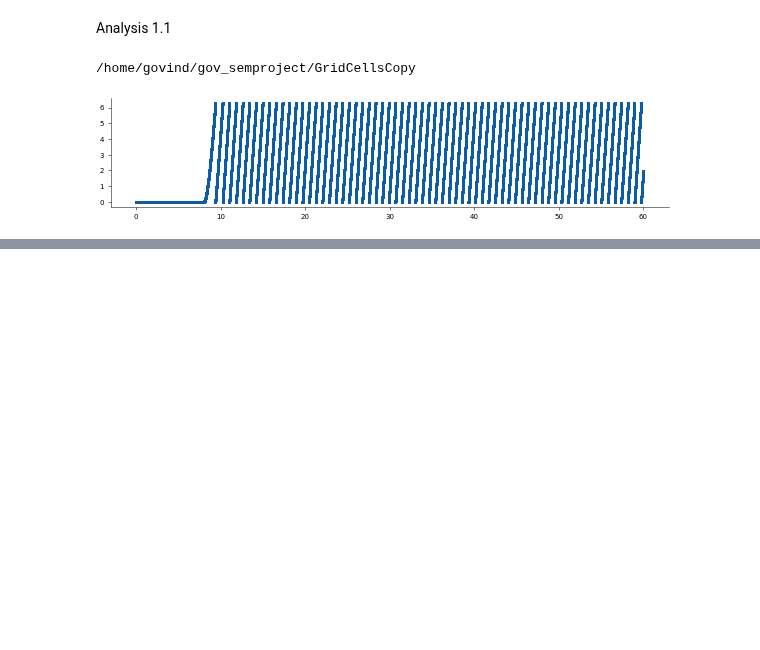
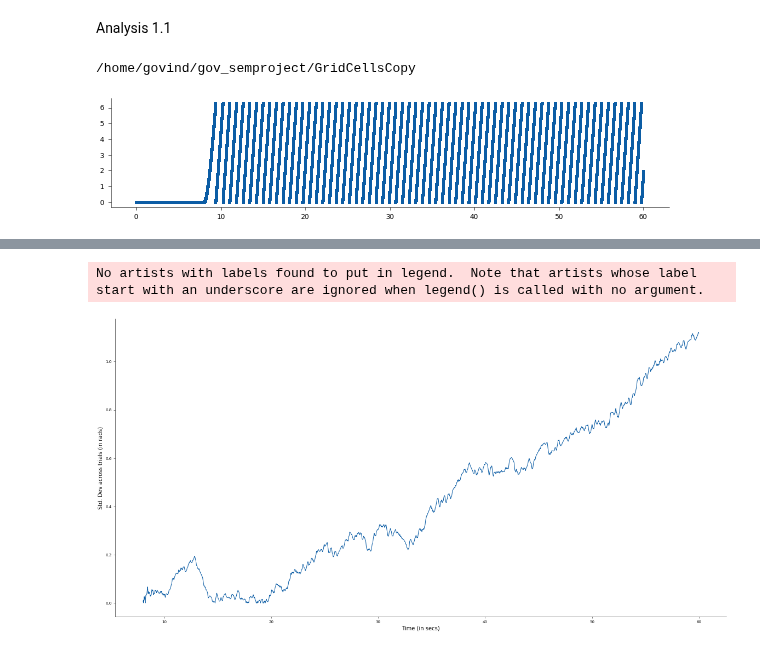
Before and after one commit to tiny-infinity/GridCellsCopy, a Jupyter notebook: analysis/notebooks/theta_analysis/gov_2.ipynb, the cells around one changed output, grey strips where cells are left out. Saved outputs shown, nothing was run; the diff lists cells and outputs as text; code cells hidden in the pictures; blank space fills up the shorter version.

```diff
--- a/analysis/notebooks/theta_analysis/gov_2.ipynb
+++ b/analysis/notebooks/theta_analysis/gov_2.ipynb
@@ -182 +208,12 @@ plt.show()
+# %%
+fig,ax=plt.subplots(1,1,figsize=(20,10))
+diff = np.minimum(np.abs(mean_osc-mean_const),2*np.pi-np.abs(mean_osc-mean_const))
+ax.plot(time,diff)
+ax.set_ylabel("Std. Dev across trials (in rads)",fontsize=10)
+ax.set_xlabel("Time (in secs)",fontsize=10)
+plt.legend()
+plt.show()
+# %% [output]
+No artists with labels found to put in legend.  Note that artists whose label start with an underscore are ignored when legend() is called with no argument.
+[figure, added]
 # %%
```
Also changed, not shown: parts of 4 cells of this notebook.
